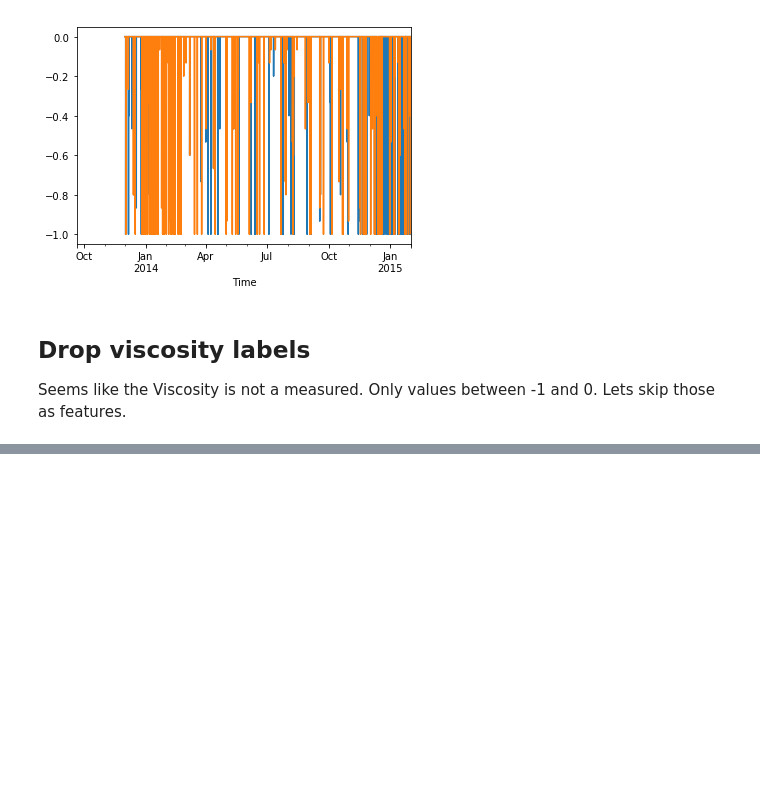
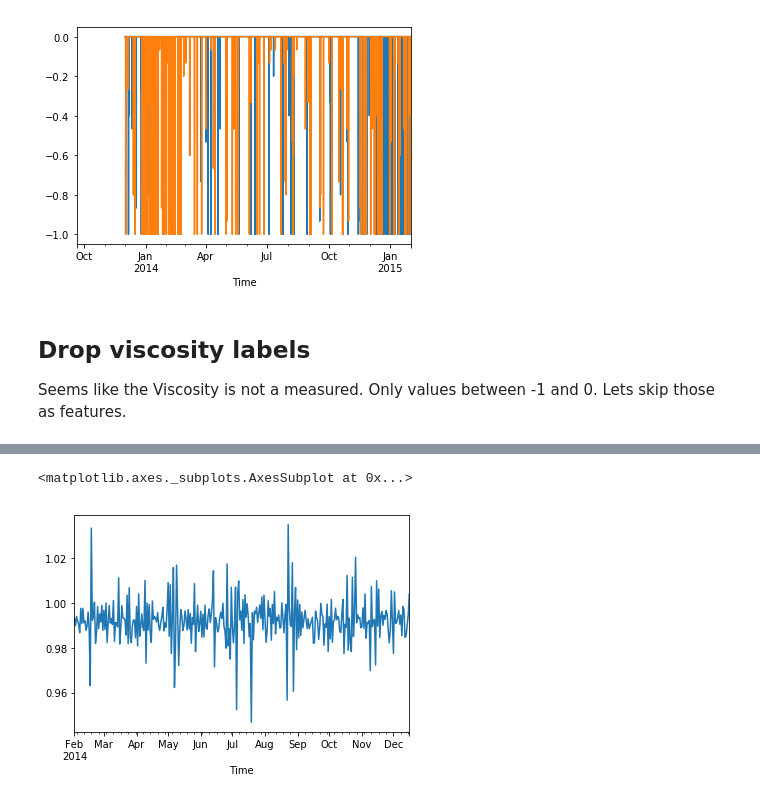
Before and after one commit to frahlg/ML-FO_Flow, a Jupyter notebook: Method-FO-calc.ipynb, the cells around one changed output, grey strips where cells are left out. Saved outputs shown, nothing was run; the diff lists cells and outputs as text; code cells hidden in the pictures; blank space fills up the shorter version.

```diff
--- a/Method-FO-calc.ipynb
+++ b/Method-FO-calc.ipynb
@@ -203,0 +229,5 @@ date_end = '2014-12-16'
+# %%
+fo_1_3_total['density'].plot()
+# %% [output]
+<matplotlib.axes._subplots.AxesSubplot at 0x...>
+[figure, added]
```
Also changed, not shown: parts of 8 cells of this notebook, 2 other files.
